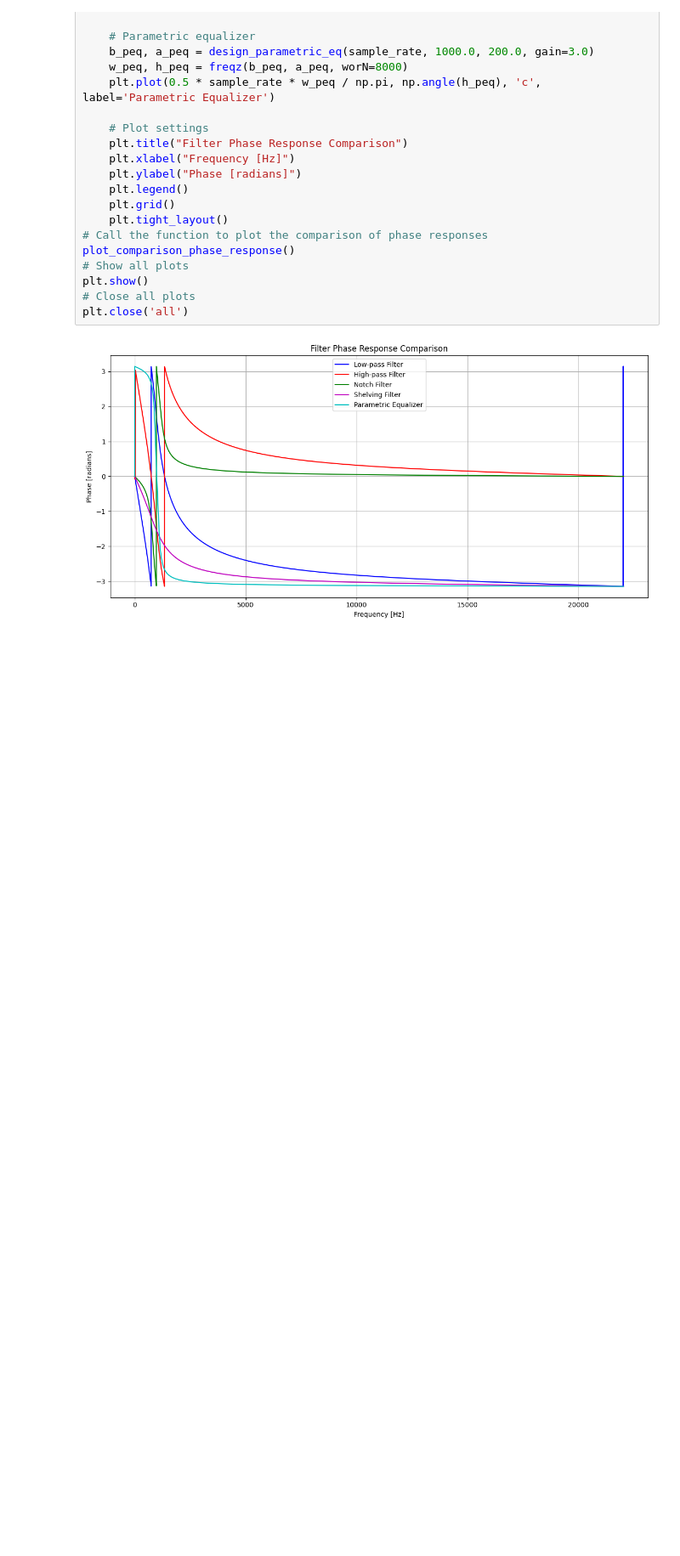
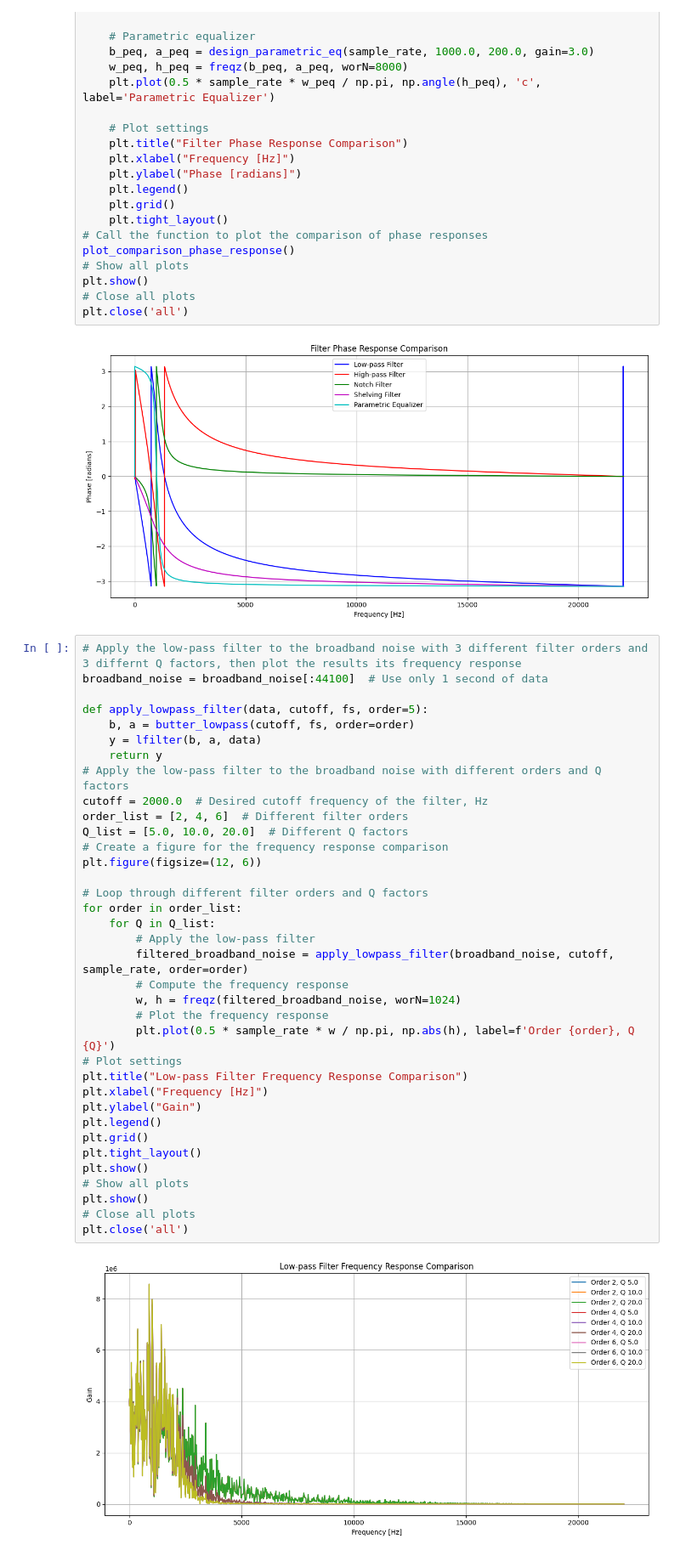
Before and after one commit to yyf/SimpleAudioDSP, a Jupyter notebook: basic_filters.ipynb, the cells around one changed output. Shown at 85% size. Cells and saved outputs as stored; diff of their text form; blank space fills up the shorter version.

Commit message:
Play with Q factor and filter order

```diff
--- a/basic_filters.ipynb
+++ b/basic_filters.ipynb
@@ -844,3 +844,41 @@ plt.show()
 plt.close('all')
 # %% [output]
 [figure]
+# %%
+# Apply the low-pass filter to the broadband noise with 3 different filter orders and 3 differnt Q factors, then plot the results its frequency response
+broadband_noise = broadband_noise[:44100]  # Use only 1 second of data
+
+def apply_lowpass_filter(data, cutoff, fs, order=5):
+    b, a = butter_lowpass(cutoff, fs, order=order)
+    y = lfilter(b, a, data)
+    return y
+# Apply the low-pass filter to the broadband noise with different orders and Q factors
+cutoff = 2000.0  # Desired cutoff frequency of the filter, Hz
+order_list = [2, 4, 6]  # Different filter orders
+Q_list = [5.0, 10.0, 20.0]  # Different Q factors
+# Create a figure for the frequency response comparison
+plt.figure(figsize=(12, 6))
+
+# Loop through different filter orders and Q factors
+for order in order_list:
+    for Q in Q_list:
+        # Apply the low-pass filter
+        filtered_broadband_noise = apply_lowpass_filter(broadband_noise, cutoff, sample_rate, order=order)
+        # Compute the frequency response
+        w, h = freqz(filtered_broadband_noise, worN=1024)
+        # Plot the frequency response
+        plt.plot(0.5 * sample_rate * w / np.pi, np.abs(h), label=f'Order {order}, Q {Q}')
+# Plot settings
+plt.title("Low-pass Filter Frequency Response Comparison")
+plt.xlabel("Frequency [Hz]")
+plt.ylabel("Gain")
+plt.legend()
+plt.grid()
+plt.tight_layout()
+plt.show()
+# Show all plots
+plt.show()
+# Close all plots
+plt.close('all')
+# %% [output]
+[figure, added]
```
Also changed, not shown: 1 other file.
